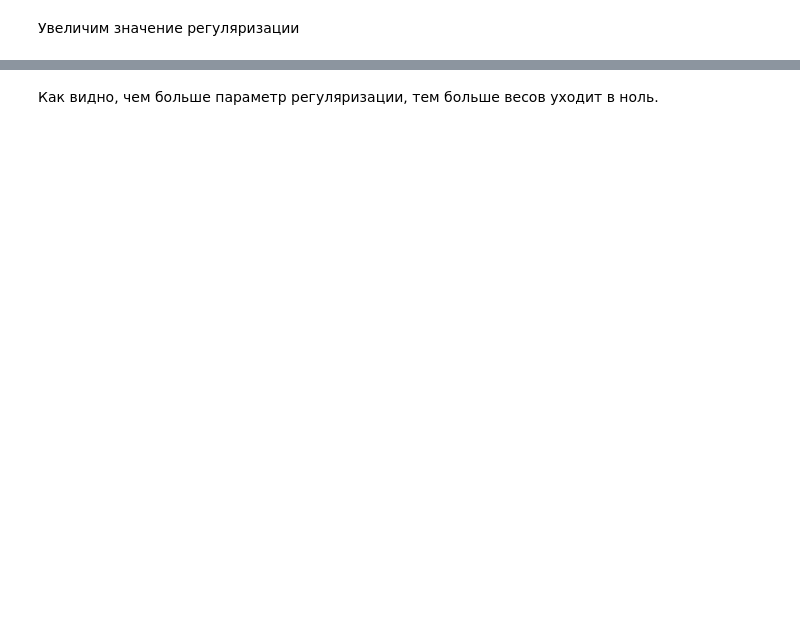
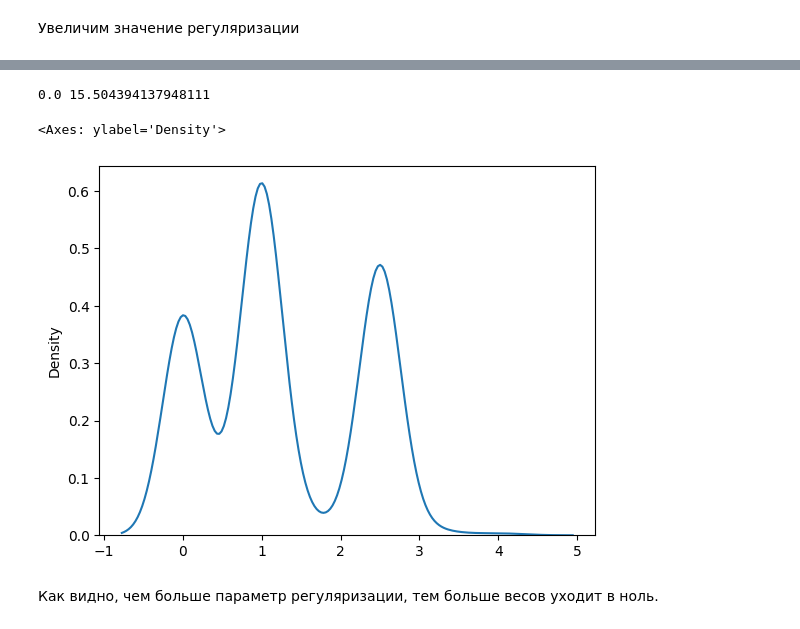
Before and after one commit to Mauzec/spbu_ml_2025, a Jupyter notebook: notebooks/regularization.ipynb, the cells around one changed output, grey strips where cells are left out. Saved outputs shown, nothing was run; the diff lists cells and outputs as text; code cells hidden in the pictures; blank space fills up the shorter version.

```diff
--- a/notebooks/regularization.ipynb
+++ b/notebooks/regularization.ipynb
@@ -372,10 +380,14 @@ sns.kdeplot(lasso.coef_)
 # %%
 from sklearn.linear_model import Lasso, Ridge
 
 lasso = Lasso(alpha=20.)
-# YOUR CODE: fit lasso
+lasso.fit(X_train, y_train)
 print(lasso.coef_[3], lasso.intercept_)
 sns.kdeplot(lasso.coef_)
+# %% [output]
+0.0 15.504394137948111
+<Axes: ylabel='Density'>
+[figure, added]
 # %% [markdown]
 Как видно, чем больше параметр регуляризации, тем больше весов уходит в ноль.
 # %%
```
Also changed, not shown: parts of 29 cells of this notebook, 1 other file.
